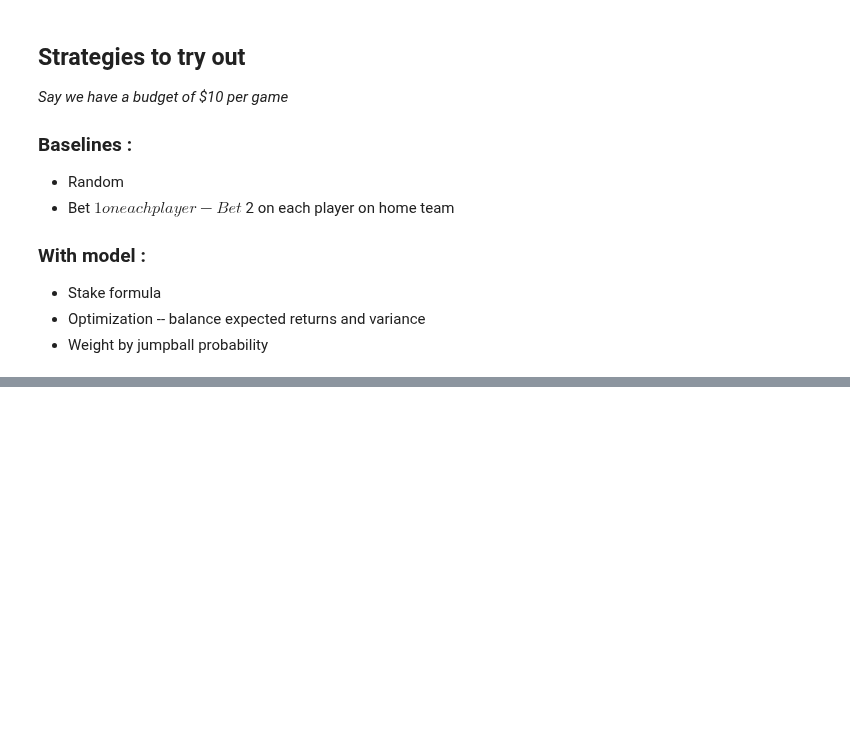
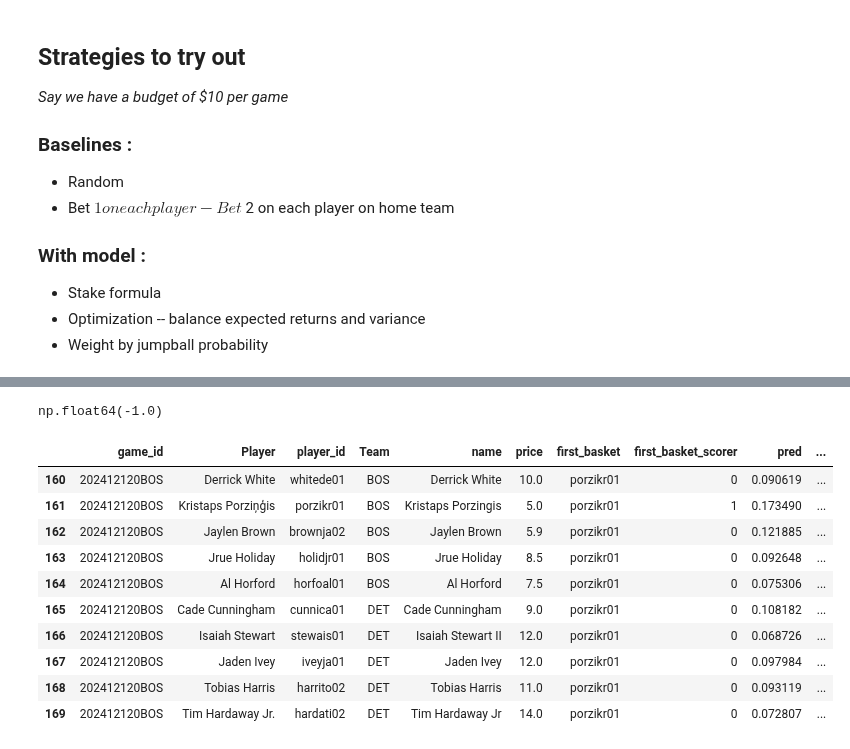
Before and after one commit to martinbog19/LeFirstBasket, a Jupyter notebook: ml/strategy.ipynb, the cells around one changed output, grey strips where cells are left out. Drawn from its saved outputs; the diff is of its cells as text; code cells hidden in the pictures; blank space fills up the shorter version.

```diff
--- a/ml/strategy.ipynb
+++ b/ml/strategy.ipynb
@@ -50,3 +171,36 @@ Name: prob, dtype: float64
+# %%
+backtest = rosters.drop(columns = features)
+# %%
+backtest['prob'] = 1 / backtest['price']
+# %%
+stakes = backtest[
+    backtest['pred'] - 0.04 > backtest['prob']
+].copy()
+
+stakes['stake'] = 1
+stakes['return'] = stakes['stake'] * (stakes['price'] * stakes['first_basket_scorer'] - 1)
+
+stakes['return'].mean()
+# %% [output]
+np.float64(-1.0)
+# %%
+backtest['diff'] = backtest['pred'] - backtest['prob']
+# %%
+backtest['diff_rank'] = backtest.groupby('game_id')['diff'].transform('rank')
+# %%
+backtest.head(170).tail(10)
+# %% [output]
+|  | game_id | Player | player_id | Team | name | price | first_basket | first_basket_scorer | pred | ... |
+| 160 | 202412120BOS | Derrick White | whitede01 | BOS | Derrick White | 10.0 | porzikr01 | 0 | 0.090619 | ... |
+| 161 | 202412120BOS | Kristaps Porziņģis | porzikr01 | BOS | Kristaps Porzingis | 5.0 | porzikr01 | 1 | 0.173490 | ... |
+| 162 | 202412120BOS | Jaylen Brown | brownja02 | BOS | Jaylen Brown | 5.9 | porzikr01 | 0 | 0.121885 | ... |
+| 163 | 202412120BOS | Jrue Holiday | holidjr01 | BOS | Jrue Holiday | 8.5 | porzikr01 | 0 | 0.092648 | ... |
+| 164 | 202412120BOS | Al Horford | horfoal01 | BOS | Al Horford | 7.5 | porzikr01 | 0 | 0.075306 | ... |
+| 165 | 202412120BOS | Cade Cunningham | cunnica01 | DET | Cade Cunningham | 9.0 | porzikr01 | 0 | 0.108182 | ... |
+| 166 | 202412120BOS | Isaiah Stewart | stewais01 | DET | Isaiah Stewart II | 12.0 | porzikr01 | 0 | 0.068726 | ... |
+| 167 | 202412120BOS | Jaden Ivey | iveyja01 | DET | Jaden Ivey | 12.0 | porzikr01 | 0 | 0.097984 | ... |
+| 168 | 202412120BOS | Tobias Harris | harrito02 | DET | Tobias Harris | 11.0 | porzikr01 | 0 | 0.093119 | ... |
+| 169 | 202412120BOS | Tim Hardaway Jr. | hardati02 | DET | Tim Hardaway Jr | 14.0 | porzikr01 | 0 | 0.072807 | ... |
 # %%
 odds = odds.merge(
     first_basket[['game_id', 'first_basket']],
```
Also changed, not shown: parts of 16 cells of this notebook, 3 other files.
